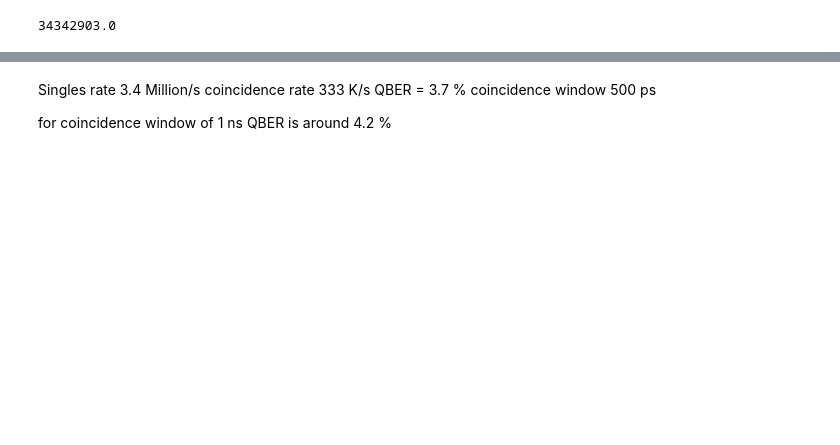
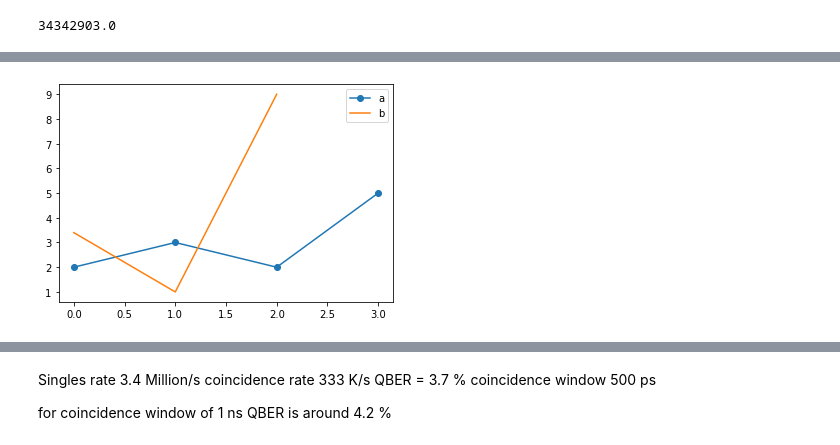
Before and after one commit to tanvirulz/qkd-table-top-v2, a Jupyter notebook: SwabianCoincidence.ipynb, the cells around one changed output, grey strips where cells are left out. Saved outputs shown, nothing was run; the diff lists cells and outputs as text; code cells hidden in the pictures; blank space fills up the shorter version.

```diff
--- a/SwabianCoincidence.ipynb
+++ b/SwabianCoincidence.ipynb
@@ -206,3 +216,13 @@ detectors D D   shiftsteps 7    coincount 1521
+# %%
+a = [2,3,2,5]
+b = [3.4,1,9]
+
+plt.plot(a,marker='o',label="a")
+plt.plot(b,label='b')
+plt.legend()
+plt.show()
+# %% [output]
+[figure, added]
 # %%
 def correct_timestamp(stamps,detectors,sH=0,sV=0,sA=0,sD=0):
     cstamp=[]
```
Also changed, not shown: parts of 37 cells of this notebook, 7 other files.
